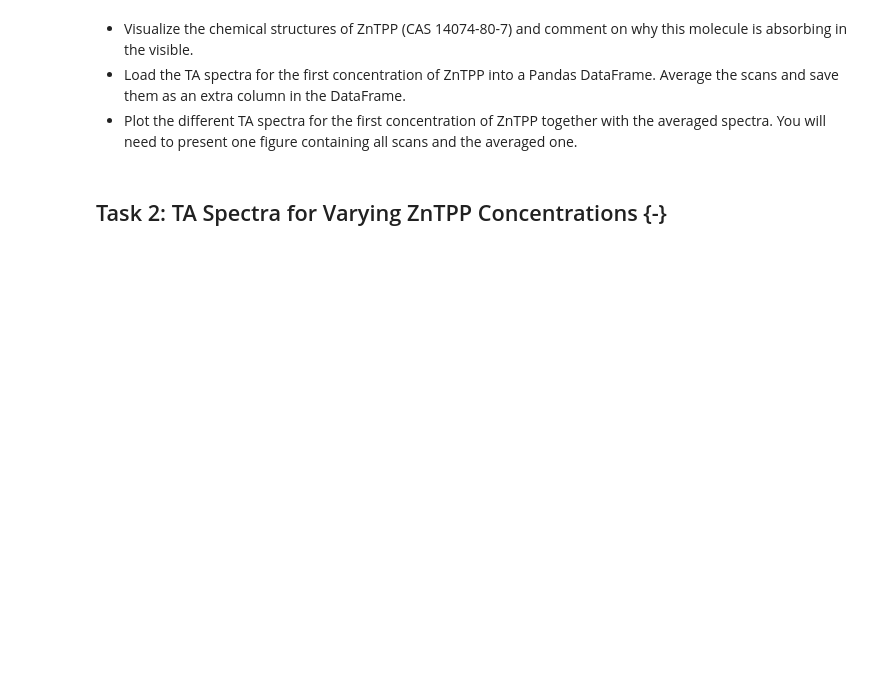
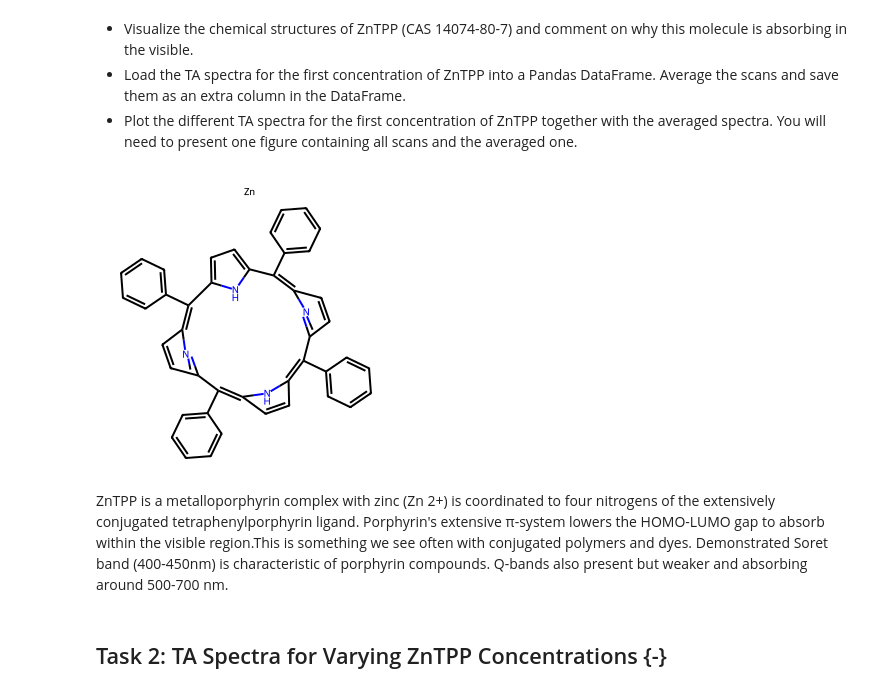
Before and after one commit to DavidShreve/PChemLab, a Jupyter notebook: TA_Worksheet.ipynb, the cells around one changed output. Drawn from its saved outputs; the diff is of its cells as text; code cells hidden in the pictures; blank space fills up the shorter version.

```diff
--- a/TA_Worksheet.ipynb
+++ b/TA_Worksheet.ipynb
@@ -200,6 +200,32 @@ def calc_max_TA(file_dict):
 * Plot the different TA spectra for the first concentration of ZnTPP together with the averaged spectra. You will need to present one figure containing all scans and the averaged one.
 # %%
 file1 = {'path':path, 'name':'TA_traces.csv', 'label':'Run1', '[ZnTPP]': 0.2, '[C70]':0., 'time_skip':0, 'DA0_guess':1., 'tau_guess':1., 'offset_guess':0.}
+# %%
+# @title Choose the molecule to draw { display-mode: "form" }
+from rdkit import Chem
+from rdkit.Chem import Draw
+import cirpy
+
+# Define input and input type
+input_molecule = '5,10,15,20-Tetraphenyl-21H,23H-porphine zinc'
+input_type = 'name'
+
+# Fetch the SMILES string using CIRpy
+if input_type != 'smiles':
+    smiles = cirpy.resolve(input_molecule, 'smiles')
+else:
+    smiles = input_molecule
+
+if smiles:
+    molecule = Chem.MolFromSmiles(smiles)
+    img = Draw.MolToImage(molecule, size=(300, 300))
+    display(img)
+else:
+    print("Unable to retrieve the structure for the given input.")
+# %% [output]
+[figure, added]
+# %% [markdown]
+ZnTPP is a metalloporphyrin complex with zinc (Zn 2+) is coordinated to four nitrogens of the extensively conjugated tetraphenylporphyrin ligand. Porphyrin's extensive π-system lowers the HOMO-LUMO gap to absorb within the visible region.This is something we see often with conjugated polymers and dyes. Demonstrated Soret band (400-450nm) is characteristic of porphyrin compounds. Q-bands also present but weaker and absorbing around 500-700 nm.
 # %% [markdown]
 ## Task 2: TA Spectra for Varying ZnTPP Concentrations {-}
 # %% [markdown]
```
